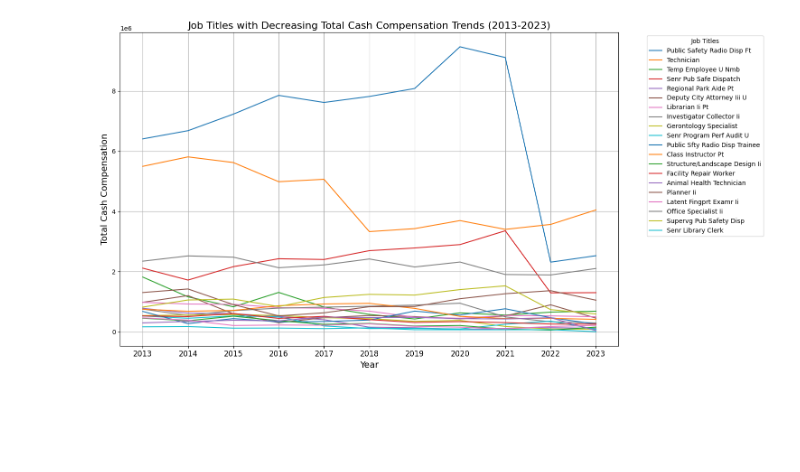
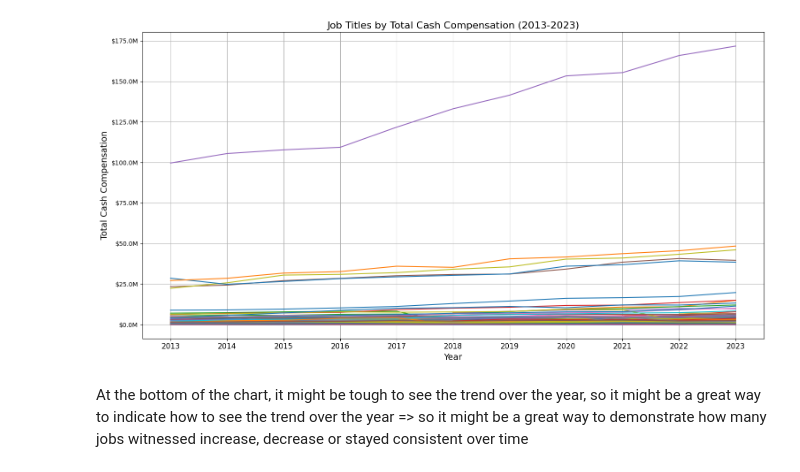
Before and after one commit to ryanfernald/San-Jose-Employment-Analysis, a Jupyter notebook: Job_Title_Total_Cash_Compensation.ipynb, the cells around one changed output. Drawn from its saved outputs; the diff is of its cells as text; code cells hidden in the pictures; blank space fills up the shorter version.

```diff
--- a/Job_Title_Total_Cash_Compensation.ipynb
+++ b/Job_Title_Total_Cash_Compensation.ipynb
@@ -90,19 +3,37 @@ plt.show()
-# %%
-job_title_changes = df_pivot.iloc[-1] - df_pivot.iloc[0]
-biggest_downfall_titles = job_title_changes.nsmallest(20).index
-df_biggest_downfall = df_pivot[biggest_downfall_titles]
-
-plt.figure(figsize=(15, 8))
-for job_title in df_biggest_downfall.columns:
-    plt.plot(df_biggest_downfall.index, df_biggest_downfall[job_title], label=job_title)
-
-plt.xticks(range(2013, 2024), fontsize=12)
-plt.title('Job Titles with Decreasing Total Cash Compensation Trends (2013-2023)', fontsize=16)
-plt.xlabel('Year', fontsize=14)
-plt.ylabel('Total Cash Compensation', fontsize=14)
-plt.legend(title='Job Titles', bbox_to_anchor=(1.05, 1), loc='upper left')
-plt.grid(True)
-plt.tight_layout()
-plt.show()
-# %% [output]
-[figure, removed]
+# %%
+import pandas as pd
+import matplotlib.pyplot as plt
+from matplotlib.ticker import FuncFormatter
+
+# Import data
+file_path = 'sample_data/df_all_years_clean.csv'
+df = pd.read_csv(file_path)
+
+# Group by job title and year, then sum the total cash compensation
+df_grouped = df.groupby(['Job Title', 'Year'], as_index=False)['Total Cash Compensation'].sum()
+df_pivot = df_grouped.pivot(index='Year', columns='Job Title', values='Total Cash Compensation')
+
+# Format the y-axis as millions
+def millions_formatter(x, pos):
+    return f"${x * 1e-6:.1f}M"
+
+# Plot the data
+plt.figure(figsize=(15, 8))
+for job_title in df_pivot:
+    plt.plot(df_pivot.index, df_pivot[job_title], label=job_title)
+
+# Customize the chart, I did not add legent to this chart because there are too many job title
+# The reason to use the line chart is see the overall trend of the job titles
+plt.xticks(range(2013, 2024), fontsize=12)
+plt.title('Job Titles by Total Cash Compensation (2013-2023)', fontsize=16)
+plt.xlabel('Year', fontsize=14)
+plt.ylabel('Total Cash Compensation', fontsize=14)
+plt.grid(True)
+plt.tight_layout()
+plt.gca().yaxis.set_major_formatter(FuncFormatter(millions_formatter))
+
+plt.show()
+# %% [output]
+[figure, added]
+# %% [markdown]
+At the bottom of the chart, it might be tough to see the trend over the year, so it might be a great way to indicate how to see the trend over the year => so it might be a great way to demonstrate how many jobs witnessed increase, decrease or stayed consistent over time
```
Also changed, not shown: parts of 3 cells of this notebook.
